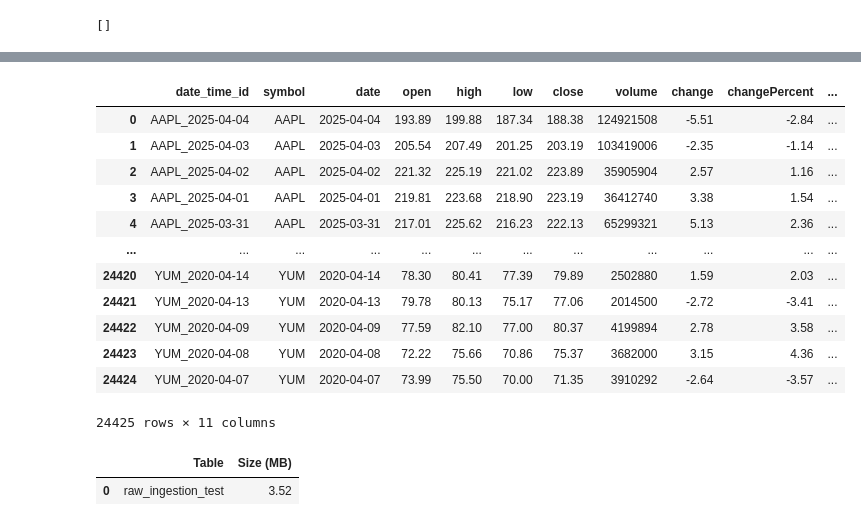
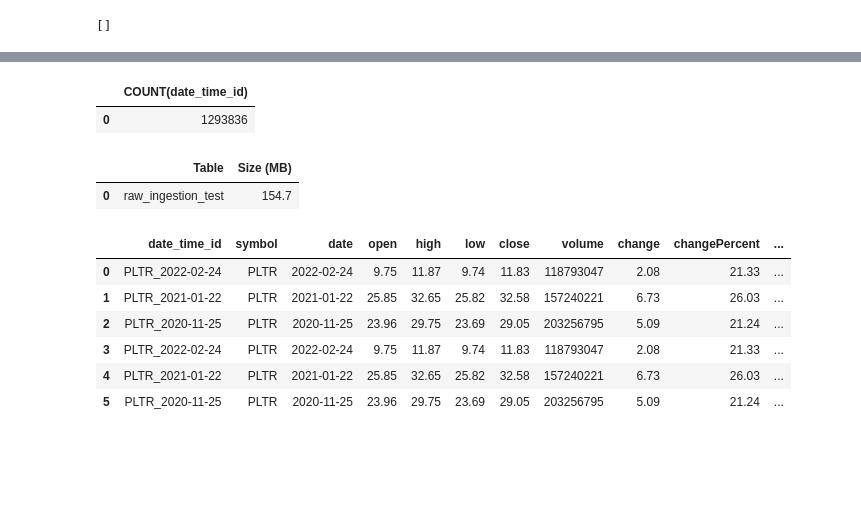
Before and after one commit to gavinfancher/datafin, a Jupyter notebook: api_fetch_build.ipynb, the cells around one changed output, grey strips where cells are left out. Cells and saved outputs as stored; diff of their text form; code cells hidden in the pictures; blank space fills up the shorter version.

```diff
--- a/api_fetch_build.ipynb
+++ b/api_fetch_build.ipynb
@@ -19,3 +16,6 @@ fmp_api_key = os.getenv('FMP_API_KEY')
 
 db_name = os.getenv('DB_NAME')
 db_password = os.getenv('DB_PASSWORD')
+
+snp_path = os.path.join('data-ref', 'snp500.csv')
+nas_path = os.path.join('data-ref', 'nasdaq.csv')
@@ -188,0 +155,21 @@ commited YUM to raw_ingestion_test table!
+# %%
+nas = []
+with open(nas_path, 'r', newline='') as f:
+    csv_reader = csv.reader(f)
+
+    for row in csv_reader:
+        nas.append(row[0])
+
+snp = []
+with open(snp_path, 'r', newline='') as f:
+    csv_reader = csv.reader(f)
+
+    for row in csv_reader:
+        snp.append(row[0])
+
+not_in = []
+for q in nas:
+    if q not in snp:
+        not_in.append(q)
+    else:
+        continue
@@ -189,22 +237,13 @@ commited YUM to raw_ingestion_test table!
 # %%
-pd.read_sql("""
-select *
-from raw_ingestion_test
+pd.read_sql(f"""
+
+SELECT COUNT(date_time_id)
+FROM raw_ingestion_test
+
 """, conn)
 # %% [output]
-|  | date_time_id | symbol | date | open | high | low | close | volume | change | changePercent | ... |
-| 0 | AAPL_2025-04-04 | AAPL | 2025-04-04 | 193.89 | 199.88 | 187.34 | 188.38 | 124921508 | -5.51 | -2.84 | ... |
-| 1 | AAPL_2025-04-03 | AAPL | 2025-04-03 | 205.54 | 207.49 | 201.25 | 203.19 | 103419006 | -2.35 | -1.14 | ... |
-| 2 | AAPL_2025-04-02 | AAPL | 2025-04-02 | 221.32 | 225.19 | 221.02 | 223.89 | 35905904 | 2.57 | 1.16 | ... |
-| 3 | AAPL_2025-04-01 | AAPL | 2025-04-01 | 219.81 | 223.68 | 218.90 | 223.19 | 36412740 | 3.38 | 1.54 | ... |
-| 4 | AAPL_2025-03-31 | AAPL | 2025-03-31 | 217.01 | 225.62 | 216.23 | 222.13 | 65299321 | 5.13 | 2.36 | ... |
-| ... | ... | ... | ... | ... | ... | ... | ... | ... | ... | ... | ... |
-| 24420 | YUM_2020-04-14 | YUM | 2020-04-14 | 78.30 | 80.41 | 77.39 | 79.89 | 2502880 | 1.59 | 2.03 | ... |
-| 24421 | YUM_2020-04-13 | YUM | 2020-04-13 | 79.78 | 80.13 | 75.17 | 77.06 | 2014500 | -2.72 | -3.41 | ... |
-| 24422 | YUM_2020-04-09 | YUM | 2020-04-09 | 77.59 | 82.10 | 77.00 | 80.37 | 4199894 | 2.78 | 3.58 | ... |
-| 24423 | YUM_2020-04-08 | YUM | 2020-04-08 | 72.22 | 75.66 | 70.86 | 75.37 | 3682000 | 3.15 | 4.36 | ... |
-| 24424 | YUM_2020-04-07 | YUM | 2020-04-07 | 73.99 | 75.50 | 70.00 | 71.35 | 3910292 | -2.64 | -3.57 | ... |
+|  | COUNT(date_time_id) |
+| 0 | 1293836 |
-24425 rows × 11 columns
 # %%
 pd.read_sql(f"""
 SELECT
@@ -216,4 +255,20 @@ AND table_name = "raw_ingestion_test";
             """, conn)
 # %% [output]
 |  | Table | Size (MB) |
-| 0 | raw_ingestion_test | 3.52 |
+| 0 | raw_ingestion_test | 154.7 |
+# %%
+pd.read_sql(f"""
+select *
+from raw_ingestion_test
+where
+    changePercent >= 20.0
+    and symbol = "PLTR"
+                    """, conn)
+# %% [output]
+|  | date_time_id | symbol | date | open | high | low | close | volume | change | changePercent | ... |
+| 0 | PLTR_2022-02-24 | PLTR | 2022-02-24 | 9.75 | 11.87 | 9.74 | 11.83 | 118793047 | 2.08 | 21.33 | ... |
+| 1 | PLTR_2021-01-22 | PLTR | 2021-01-22 | 25.85 | 32.65 | 25.82 | 32.58 | 157240221 | 6.73 | 26.03 | ... |
+| 2 | PLTR_2020-11-25 | PLTR | 2020-11-25 | 23.96 | 29.75 | 23.69 | 29.05 | 203256795 | 5.09 | 21.24 | ... |
+| 3 | PLTR_2022-02-24 | PLTR | 2022-02-24 | 9.75 | 11.87 | 9.74 | 11.83 | 118793047 | 2.08 | 21.33 | ... |
+| 4 | PLTR_2021-01-22 | PLTR | 2021-01-22 | 25.85 | 32.65 | 25.82 | 32.58 | 157240221 | 6.73 | 26.03 | ... |
+| 5 | PLTR_2020-11-25 | PLTR | 2020-11-25 | 23.96 | 29.75 | 23.69 | 29.05 | 203256795 | 5.09 | 21.24 | ... |
```
Also changed, not shown: parts of 9 cells of this notebook, 3 other files.
